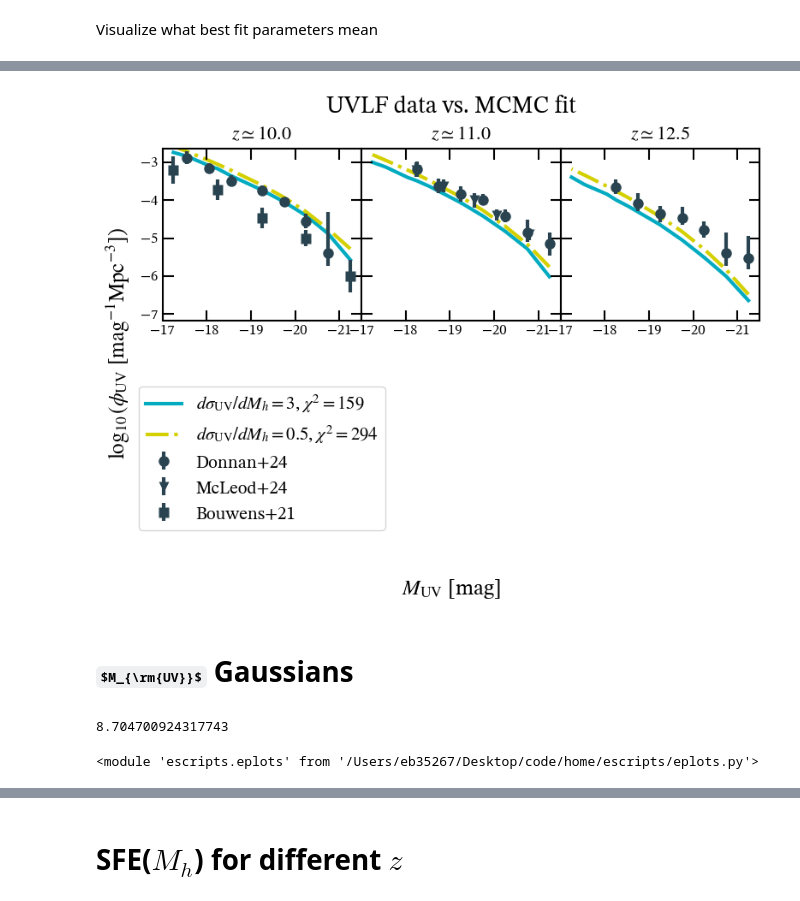
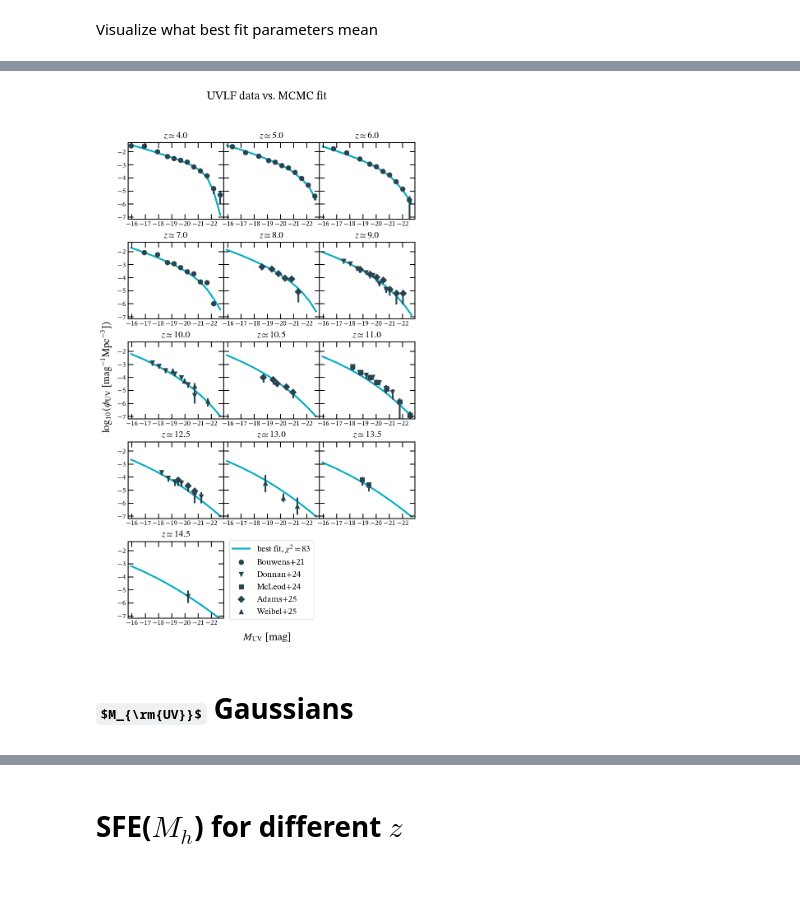
Before and after one commit to ebregou/modeling_stochasticity, a Jupyter notebook: notebooks/visualize_results.ipynb, the cells around one changed output, grey strips where cells are left out. Cells and saved outputs as stored; diff of their text form; code cells hidden in the pictures; some formulas as TeX source.

Commit message:
Got new data, removed overlapping HST & JWST data

```diff
--- a/notebooks/visualize_results.ipynb
+++ b/notebooks/visualize_results.ipynb
@@ -11,8 +11,14 @@ from matplotlib.colors import BoundaryNorm
 from matplotlib.cm import ScalarMappable
 from astropy import units as u
 # %%
-file_names = ['/Users/eb35267/Desktop/code/home/data/Donnan24_GAL.txt',
+file_names = ['/Users/eb35267/Desktop/code/home/data/Bouwens2021_low_z.txt',
+    '/Users/eb35267/Desktop/code/home/data/Donnan24_GAL.txt',
              '/Users/eb35267/Desktop/code/home/data/Mcleod_24.txt',
-             '/Users/eb35267/Desktop/code/home/data/Bouwens2021_fixed.txt']
-data_labels = ['Donnan+24', 'McLeod+24', 'Bouwens+21']
-sorted_data = edata.get_sorted(file_names, data_labels, include_zs=[10, 11, 12.5])
+             '/Users/eb35267/Desktop/code/home/data/Adams+25.txt',
+             '/Users/eb35267/Desktop/code/home/data/Weibel+25.txt']
+data_labels = ['Bouwens+21',
+               'Donnan+24',
+                'McLeod+24',
+               'Adams+25',
+               'Weibel+25']
+sorted_data = edata.get_sorted(file_names, data_labels)
@@ -28,5 +25,4 @@ Skipping $z = 14.5
 # %%
-params = eMCMC.build_param_data({'dsigdz': {'fit': False, 'value': 0}, 'dalphadz': {'fit': False, 'value':0}, 'dbetadz':
-                                 {'fit':False, 'value':0}, 'dlogedz': {'fit':False, 'value':0}, 'dlogMcdz':{'fit':False, 'value':0}})
+params = eMCMC.build_param_data({})
 # %%
 my_UVLF = eMCMC.UVLF(sorted_data, params)
@@ -33,2 +44,2 @@ my_UVLF = eMCMC.UVLF(sorted_data, params)
 # %%
-best_fit = [0.71, -0.54, 11.79, -0.81, 0.3, 3]
+best_fit = [0.74, -0.01, -0.26, 0.13, 12.39, 0.14, -0.97, -0.05, 0.94, 0.07, -0.61]
@@ -37,5 +46,5 @@ boosted_sig = [0.71, -0.54, 11.79, -0.81, 0.3, -0.4]
 # %%
-fig = eplots.evolving_UVLF_fit(my_UVLF, z_plot = [10, 11, 12.5], plot_from_chain = False, comparison_fits = [best_fit, boosted_sig],
-                               comparison_labels = [r'$d\sigma_{\rm{UV}}/dM_h = 3$', r'$d\sigma_{\rm{UV}}/dM_h = 0.5$'])
+fig = eplots.evolving_UVLF_fit(my_UVLF, plot_from_chain = False, comparison_fits = [best_fit],
+                               comparison_labels = [r'best fit'])
 # %% [output]
-[figure, old version]
+[figure, new version]
@@ -44,11 +51,3 @@ fig.savefig('/Users/eb35267/Desktop/code/figures/test_change_sig_deriv.png', bbo
 # %% [markdown]
 # $M_{\rm{UV}}$ Gaussians
-# %%
-87047009.24317743 / 1e7
-# %% [output]
-8.704700924317743
-# %%
-importlib.reload(eplots)
-# %% [output]
-<module 'escripts.eplots' from '/Users/eb35267/Desktop/code/home/escripts/eplots.py'>
 # %%
```
Also changed, not shown: parts of 17 cells of this notebook, 20 other files.
